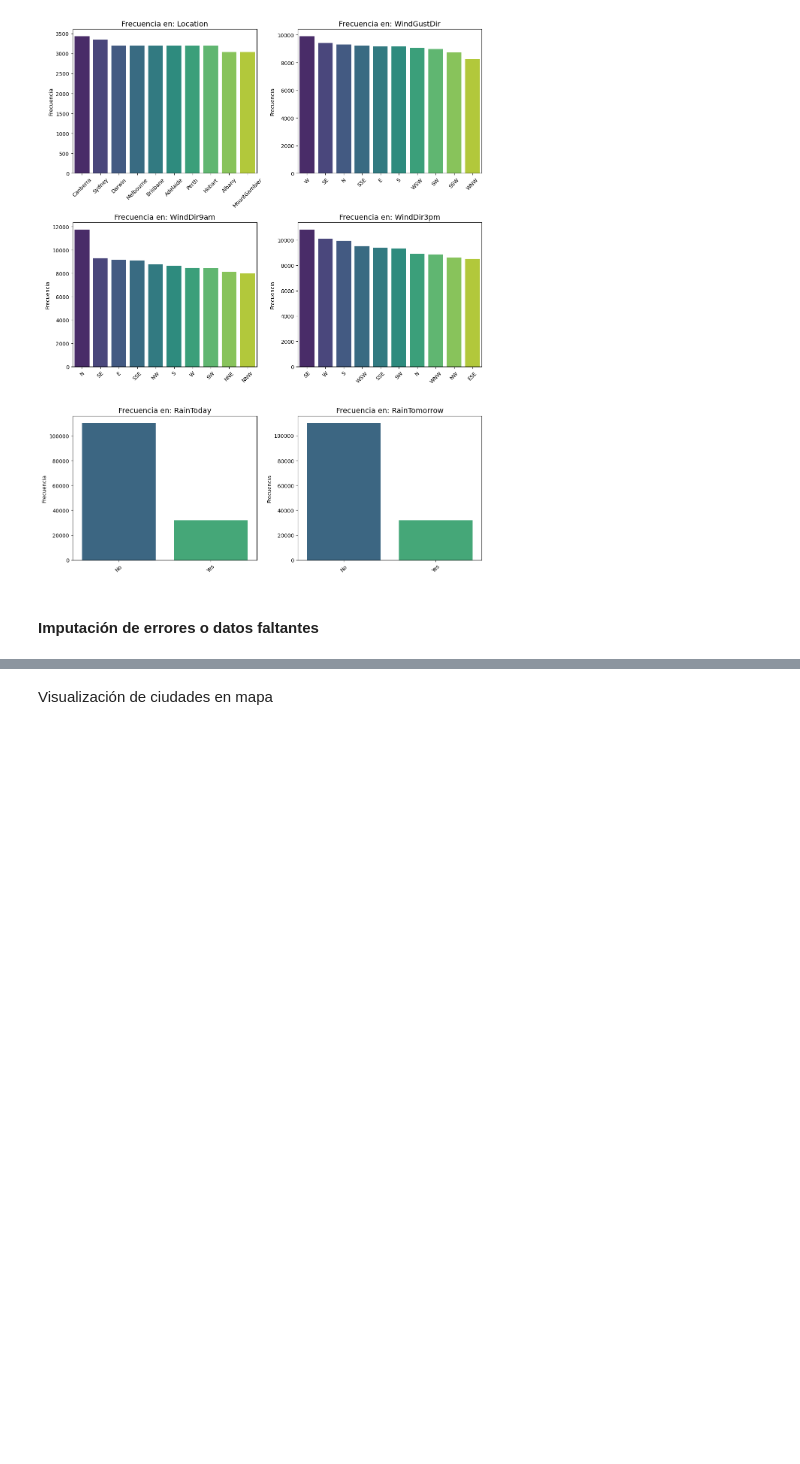
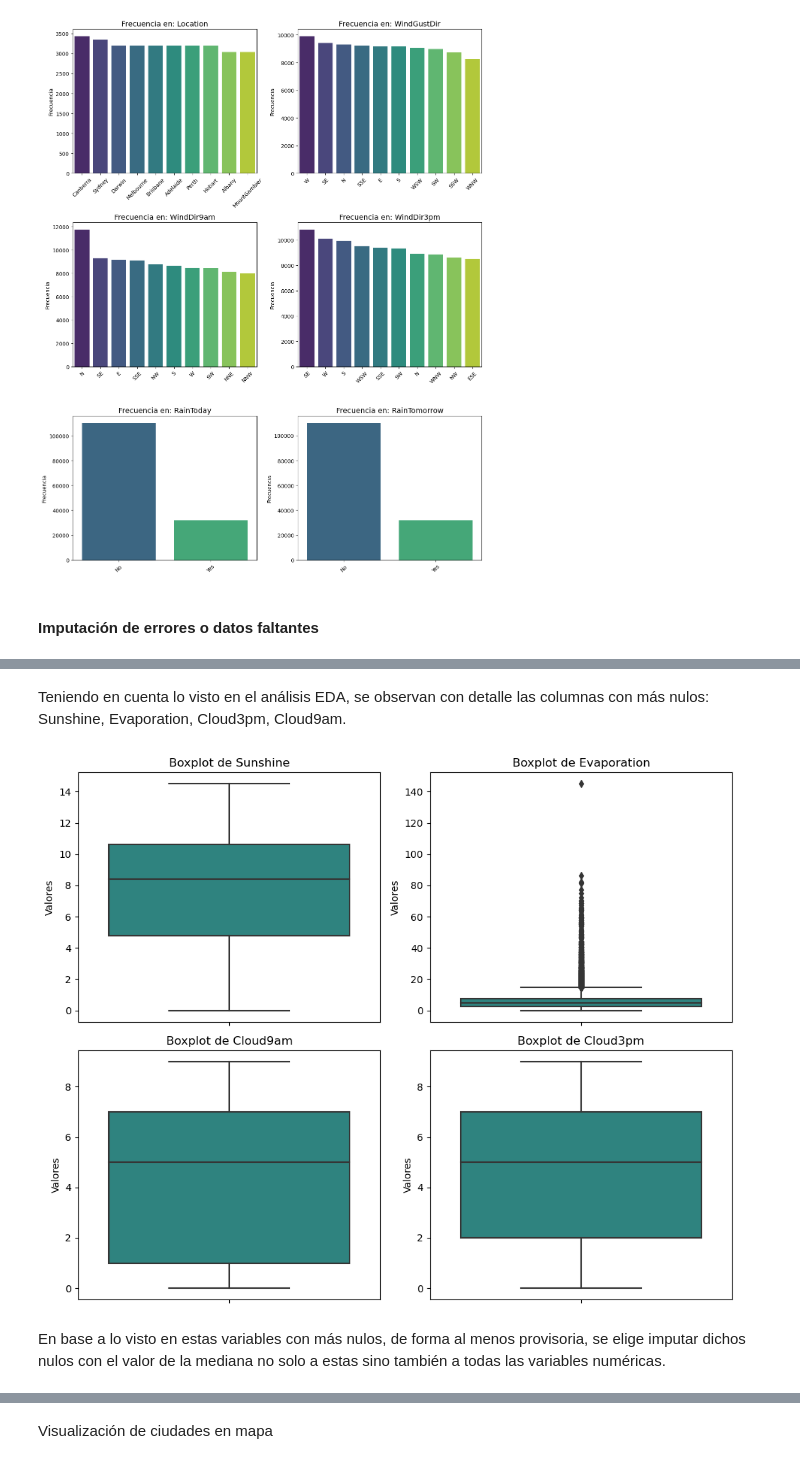
Before and after one commit to CaroRuiz92/AA1-TUIA-Ruiz-Quispe, a Jupyter notebook: TP-clasificacion-AA1.ipynb, the cells around one changed output, grey strips where cells are left out. Drawn from its saved outputs; the diff is of its cells as text; code cells hidden in the pictures; blank space fills up the shorter version.

```diff
--- a/TP-clasificacion-AA1.ipynb
+++ b/TP-clasificacion-AA1.ipynb
@@ -115,0 +168,19 @@ plt.show()
+# %% [markdown]
+Teniendo en cuenta lo visto en el análisis EDA, se observan con detalle las columnas con más nulos: Sunshine, Evaporation, Cloud3pm, Cloud9am.
+# %%
+cols_nulos = ['Sunshine', 'Evaporation', 'Cloud9am', 'Cloud3pm']
+# %%
+fig, axes = plt.subplots(nrows=2, ncols=2, figsize=(10, 8))
+axes = axes.flatten()
+
+for i, col in enumerate(cols_nulos):
+    sns.boxplot(y=data[col], ax=axes[i], palette='viridis')
+    axes[i].set_title(f'Boxplot de {col}')
+    axes[i].set_ylabel('Valores')
+
+plt.tight_layout()
+plt.show()
+# %% [output]
+[figure, added]
+# %% [markdown]
+En base a lo visto en estas variables con más nulos, de forma al menos provisoria, se elige imputar dichos nulos con el valor de la mediana no solo a estas sino también a todas las variables numéricas.
```
Also changed, not shown: parts of 26 cells of this notebook.
